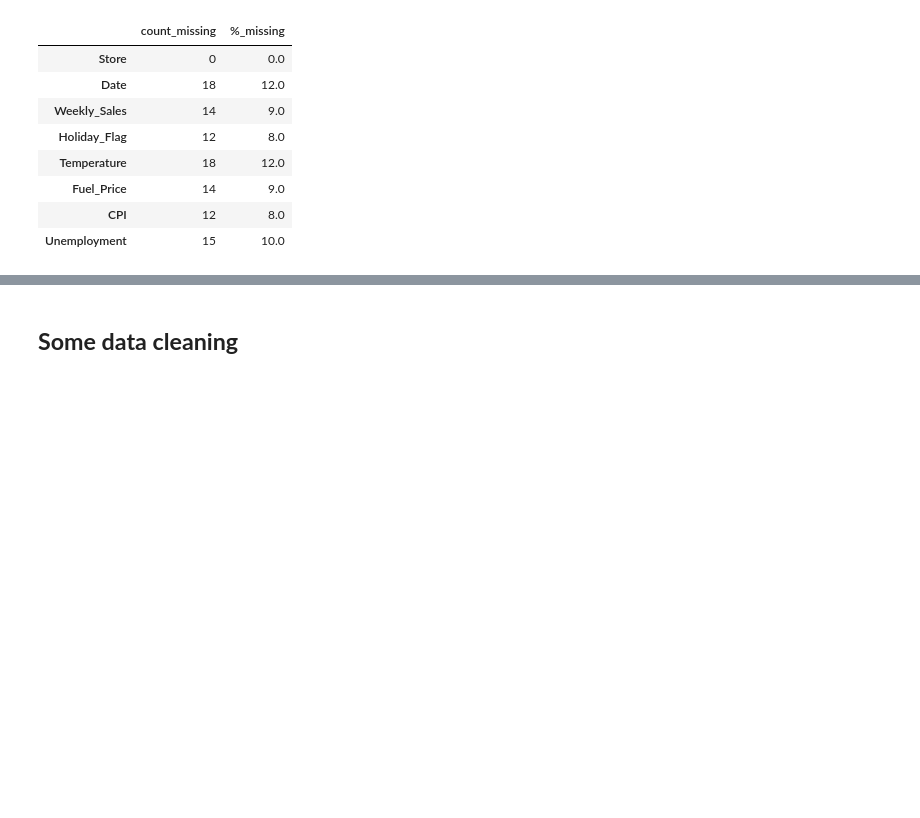
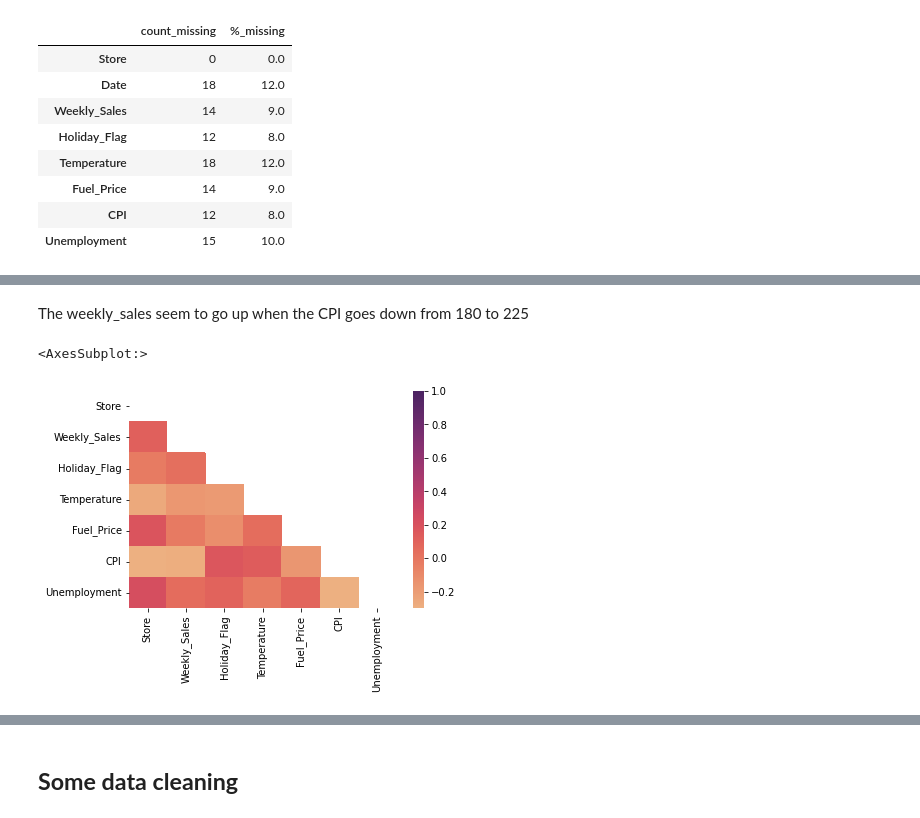
Before and after one commit to pattypooh/pez-jedha, a Jupyter notebook: projects/05-walmart/notebooks/01-EDA.ipynb, the cells around one changed output, grey strips where cells are left out. Saved outputs shown, nothing was run; the diff lists cells and outputs as text; code cells hidden in the pictures; blank space fills up the shorter version.

```diff
--- a/projects/05-walmart/notebooks/01-EDA.ipynb
+++ b/projects/05-walmart/notebooks/01-EDA.ipynb
@@ -116,0 +139,2 @@ See the caveats in the documentation: https://pandas.pydata.org/pandas-docs/stab
+# %%
+corr_matrix = sales.corr()
@@ -116,0 +152,9 @@ See the caveats in the documentation: https://pandas.pydata.org/pandas-docs/stab
+# %% [markdown]
+The weekly_sales seem to go up when the CPI goes down from 180 to 225
+# %%
+mask = np.zeros_like(corr_matrix)
+mask[np.triu_indices_from(mask)] = True
+sns.heatmap(data=corr_matrix, mask=mask, vmin=-0.3, vmax=1, cmap="flare")
+# %% [output]
+<AxesSubplot:>
+[figure, added]
```
Also changed, not shown: parts of 99 cells of this notebook, 2 other files.
